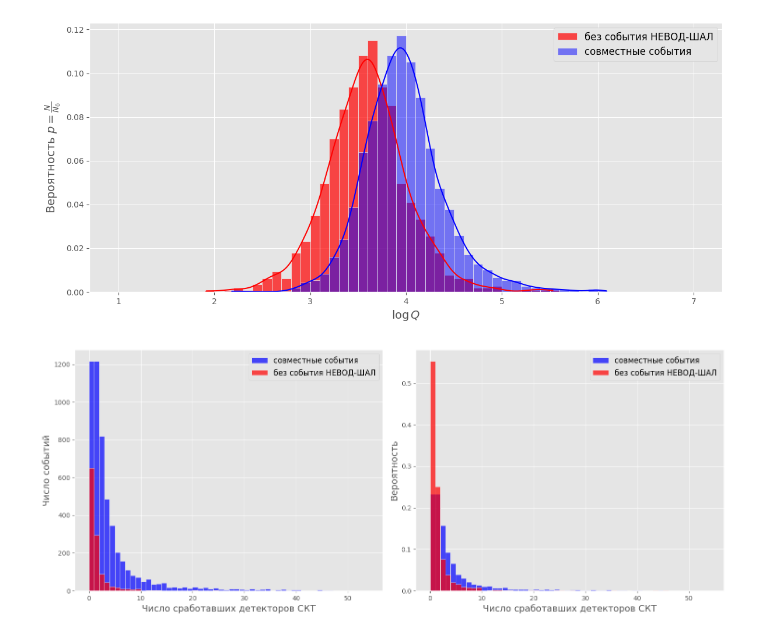
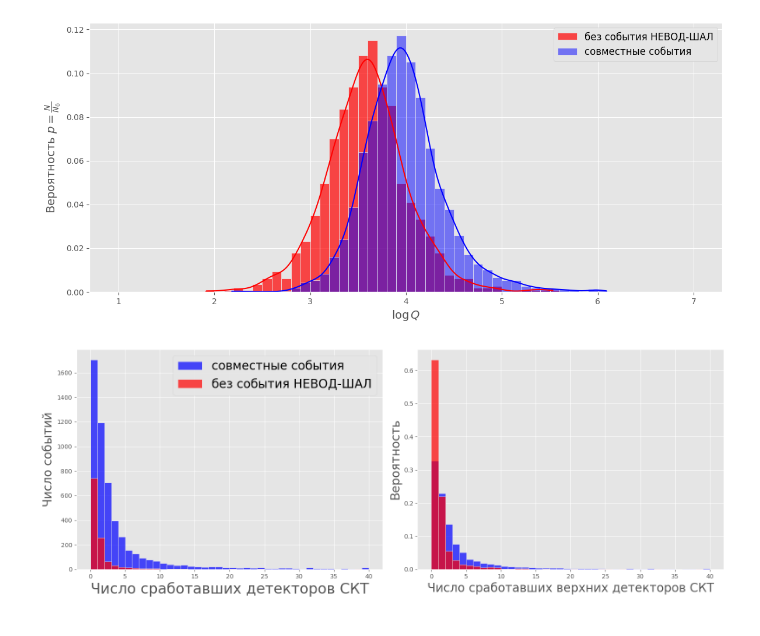
Before and after one commit to matalhim/EAS, a Jupyter notebook: DCR-NVD-SCT/main.ipynb, the cells around one changed output. Saved outputs shown, nothing was run; the diff lists cells and outputs as text; code cells hidden in the pictures.

```diff
--- a/DCR-NVD-SCT/main.ipynb
+++ b/DCR-NVD-SCT/main.ipynb
@@ -143,41 +194,39 @@ plt.show()
 import matplotlib.pyplot as plt
 import seaborn as sns
 import numpy as np
 
-# Для объединения NupSCT и NdnSCT в одно значение
-events_nup = events['NdnSCT'] + events['NupSCT']
-not_events_nup = not_events['NdnSCT'] + not_events['NupSCT']
+events_nup = events['NupSCT']
+not_events_nup = not_events['NupSCT']
 
 # Определяем границы бинов для NupSCT
 min_bin_nup = min(events_nup.min(), not_events_nup.min())
 max_bin_nup = max(events_nup.max(), not_events_nup.max())
 bins_nup = np.arange(np.floor(min_bin_nup), np.ceil(
     max_bin_nup) + 1, 1)  # Бины с шагом 1
 
-fig, axes = plt.subplots(1, 2, figsize=(15, 6))
+fig, axes = plt.subplots(1, 2, figsize=(16, 6))
 
 sns.histplot(events_nup, bins=bins_nup, stat='count', color='blue',
              label='совместные события', alpha=0.7, ax=axes[0])
 sns.histplot(not_events_nup, bins=bins_nup, stat='count', color='red',
              label='без события НЕВОД-ШАЛ', alpha=0.7, ax=axes[0])
 
-axes[0].set_xlabel('Число сработавших детекторов СКТ', fontsize=14)
-axes[0].set_ylabel('Число событий', fontsize=14)
-axes[0].legend(fontsize=12)
+axes[0].set_xlabel('Число сработавших детекторов СКТ', fontsize=24)
+axes[0].set_ylabel('Число событий', fontsize=20)
+axes[0].legend(fontsize=20)
 axes[0].grid(True)
 
 sns.histplot(events_nup, bins=bins_nup, stat='probability',
              color='blue', label='совместные события', alpha=0.7, ax=axes[1])
 sns.histplot(not_events_nup, bins=bins_nup, stat='probability',
              color='red', label='без события НЕВОД-ШАЛ', alpha=0.7, ax=axes[1])
 
-axes[1].set_xlabel('Число сработавших детекторов СКТ', fontsize=14)
-axes[1].set_ylabel('Вероятность', fontsize=14)
-axes[1].legend(fontsize=12)
+axes[1].set_xlabel('Число сработавших верхних детекторов СКТ', fontsize=20)
+axes[1].set_ylabel('Вероятность', fontsize=20)
 axes[1].grid(True)
 
 plt.tight_layout()
 plt.savefig('plots/SKT.png')
 plt.show()
 # %% [output]
-[figure, old version]
+[figure, new version]
```
Also changed, not shown: parts of 4 cells of this notebook.
